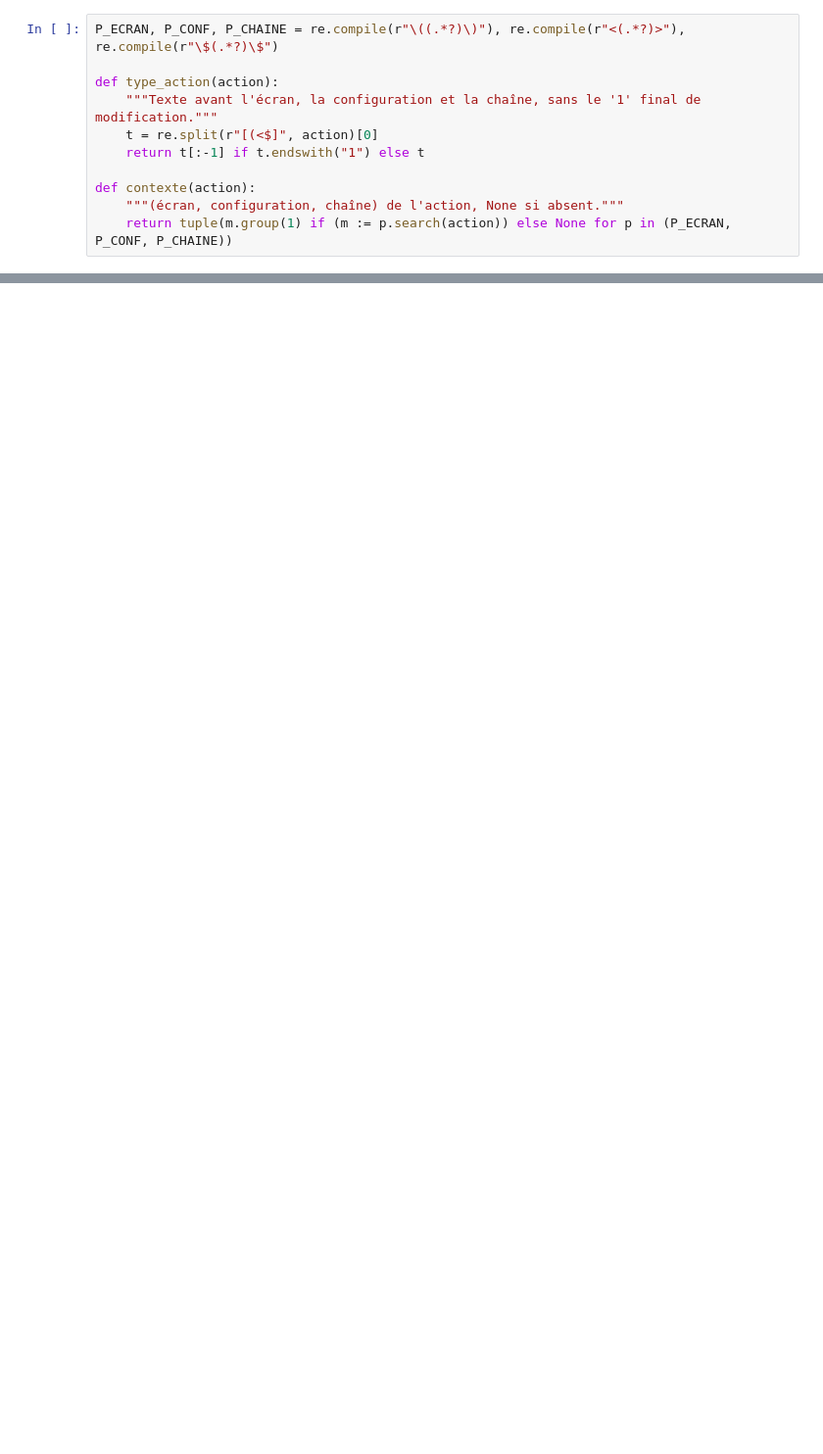
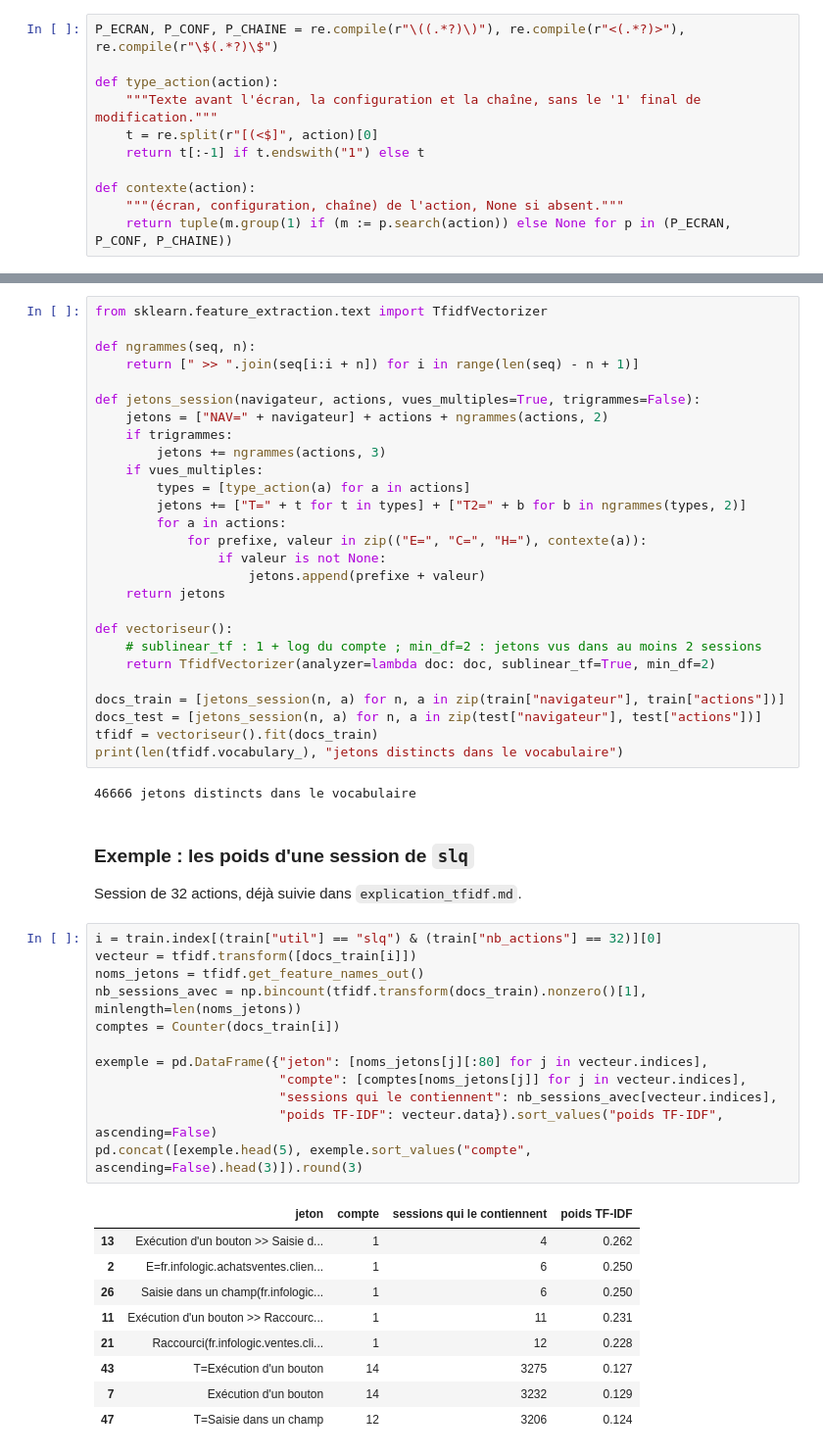
Before and after one commit to anastber/qui-utilise-mon-appli, a Jupyter notebook: 3_tfidf_modeles.ipynb, the cells around one changed output, grey strips where cells are left out. Shown at 98% size. Saved outputs shown, nothing was run; the diff lists cells and outputs as text; blank space fills up the shorter version.

```diff
--- a/3_tfidf_modeles.ipynb
+++ b/3_tfidf_modeles.ipynb
@@ -326,0 +106,55 @@ prédictions modifiées par la contrainte : 5
+# %%
+from sklearn.feature_extraction.text import TfidfVectorizer
+
+def ngrammes(seq, n):
+    return [" >> ".join(seq[i:i + n]) for i in range(len(seq) - n + 1)]
+
+def jetons_session(navigateur, actions, vues_multiples=True, trigrammes=False):
+    jetons = ["NAV=" + navigateur] + actions + ngrammes(actions, 2)
+    if trigrammes:
+        jetons += ngrammes(actions, 3)
+    if vues_multiples:
+        types = [type_action(a) for a in actions]
+        jetons += ["T=" + t for t in types] + ["T2=" + b for b in ngrammes(types, 2)]
+        for a in actions:
+            for prefixe, valeur in zip(("E=", "C=", "H="), contexte(a)):
+                if valeur is not None:
+                    jetons.append(prefixe + valeur)
+    return jetons
+
+def vectoriseur():
+    # sublinear_tf : 1 + log du compte ; min_df=2 : jetons vus dans au moins 2 sessions
+    return TfidfVectorizer(analyzer=lambda doc: doc, sublinear_tf=True, min_df=2)
+
+docs_train = [jetons_session(n, a) for n, a in zip(train["navigateur"], train["actions"])]
+docs_test = [jetons_session(n, a) for n, a in zip(test["navigateur"], test["actions"])]
+tfidf = vectoriseur().fit(docs_train)
+print(len(tfidf.vocabulary_), "jetons distincts dans le vocabulaire")
+# %% [output]
+46666 jetons distincts dans le vocabulaire
+# %% [markdown]
+### Exemple : les poids d'une session de `slq`
+
+Session de 32 actions, déjà suivie dans `explication_tfidf.md`.
+# %%
+i = train.index[(train["util"] == "slq") & (train["nb_actions"] == 32)][0]
+vecteur = tfidf.transform([docs_train[i]])
+noms_jetons = tfidf.get_feature_names_out()
+nb_sessions_avec = np.bincount(tfidf.transform(docs_train).nonzero()[1], minlength=len(noms_jetons))
+comptes = Counter(docs_train[i])
+
+exemple = pd.DataFrame({"jeton": [noms_jetons[j][:80] for j in vecteur.indices],
+                        "compte": [comptes[noms_jetons[j]] for j in vecteur.indices],
+                        "sessions qui le contiennent": nb_sessions_avec[vecteur.indices],
+                        "poids TF-IDF": vecteur.data}).sort_values("poids TF-IDF", ascending=False)
+pd.concat([exemple.head(5), exemple.sort_values("compte", ascending=False).head(3)]).round(3)
+# %% [output]
+|  | jeton | compte | sessions qui le contiennent | poids TF-IDF |
+| 13 | Exécution d'un bouton >> Saisie d... | 1 | 4 | 0.262 |
+| 2 | E=fr.infologic.achatsventes.clien... | 1 | 6 | 0.250 |
+| 26 | Saisie dans un champ(fr.infologic... | 1 | 6 | 0.250 |
+| 11 | Exécution d'un bouton >> Raccourc... | 1 | 11 | 0.231 |
+| 21 | Raccourci(fr.infologic.ventes.cli... | 1 | 12 | 0.228 |
+| 43 | T=Exécution d'un bouton | 14 | 3275 | 0.127 |
+| 7 | Exécution d'un bouton | 14 | 3232 | 0.129 |
+| 47 | T=Saisie dans un champ | 12 | 3206 | 0.124 |
```
Also changed, not shown: parts of 71 cells of this notebook, 2 other files.
